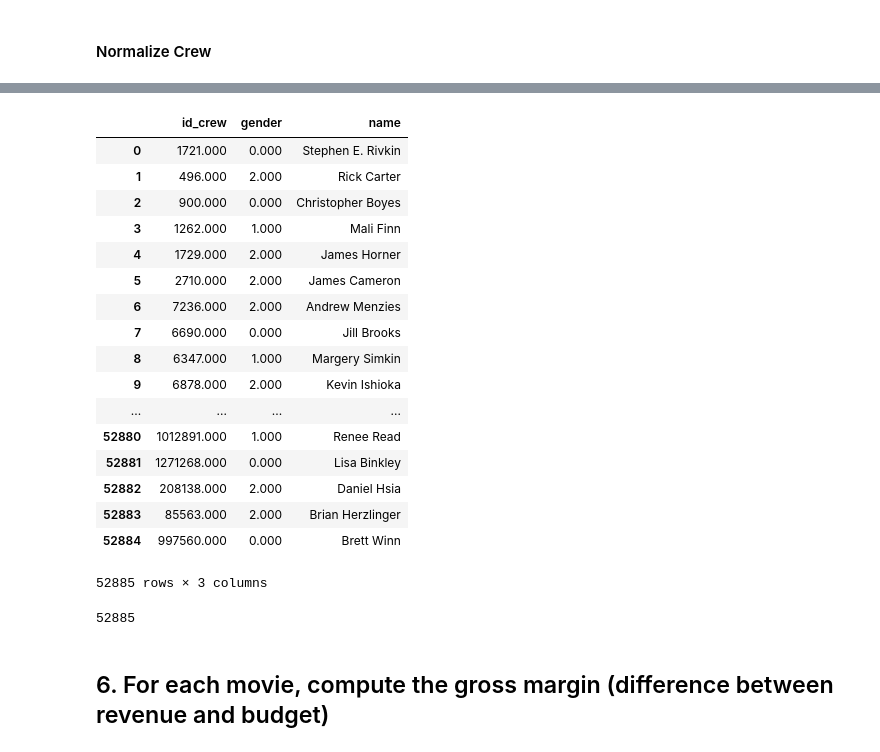
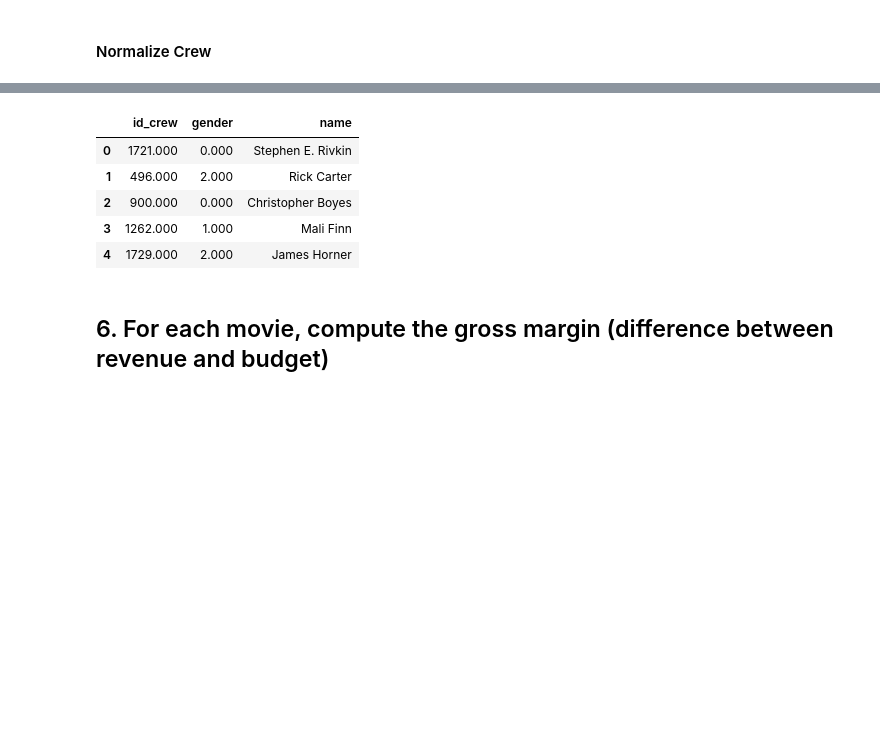
Before and after one commit to Comollo/Computer-Science, a Jupyter notebook: Computer_Science_Project.ipynb, the cells around one changed output, grey strips where cells are left out. Drawn from its saved outputs; the diff is of its cells as text; code cells hidden in the pictures; blank space fills up the shorter version.

```diff
--- a/Computer_Science_Project.ipynb
+++ b/Computer_Science_Project.ipynb
@@ -457,29 +402,13 @@ crew[["credit_id", "department", "job", "id_crew", "movie_id"]]
 # %%
 crew = normalize_by_key(concatenate_crew, "id_crew")
-crew[["id_crew", "gender","name"]]
+crew[["id_crew", "gender","name"]].head()
 # %% [output]
 |  | id_crew | gender | name |
 | 0 | 1721.000 | 0.000 | Stephen E. Rivkin |
 | 1 | 496.000 | 2.000 | Rick Carter |
 | 2 | 900.000 | 0.000 | Christopher Boyes |
 | 3 | 1262.000 | 1.000 | Mali Finn |
 | 4 | 1729.000 | 2.000 | James Horner |
-| 5 | 2710.000 | 2.000 | James Cameron |
-| 6 | 7236.000 | 2.000 | Andrew Menzies |
-| 7 | 6690.000 | 0.000 | Jill Brooks |
-| 8 | 6347.000 | 1.000 | Margery Simkin |
-| 9 | 6878.000 | 2.000 | Kevin Ishioka |
-| ... | ... | ... | ... |
-| 52880 | 1012891.000 | 1.000 | Renee Read |
-| 52881 | 1271268.000 | 0.000 | Lisa Binkley |
-| 52882 | 208138.000 | 2.000 | Daniel Hsia |
-| 52883 | 85563.000 | 2.000 | Brian Herzlinger |
-| 52884 | 997560.000 | 0.000 | Brett Winn |
-52885 rows × 3 columns
-# %%
-len(concatenate_crew.id_crew.unique())#check unique value
-# %% [output]
-52885
 # %% [markdown]
 ## 6. For each movie, compute the gross margin (difference between revenue and budget)
 # %%
```
Also changed, not shown: parts of 23 cells of this notebook, 2 other files.
